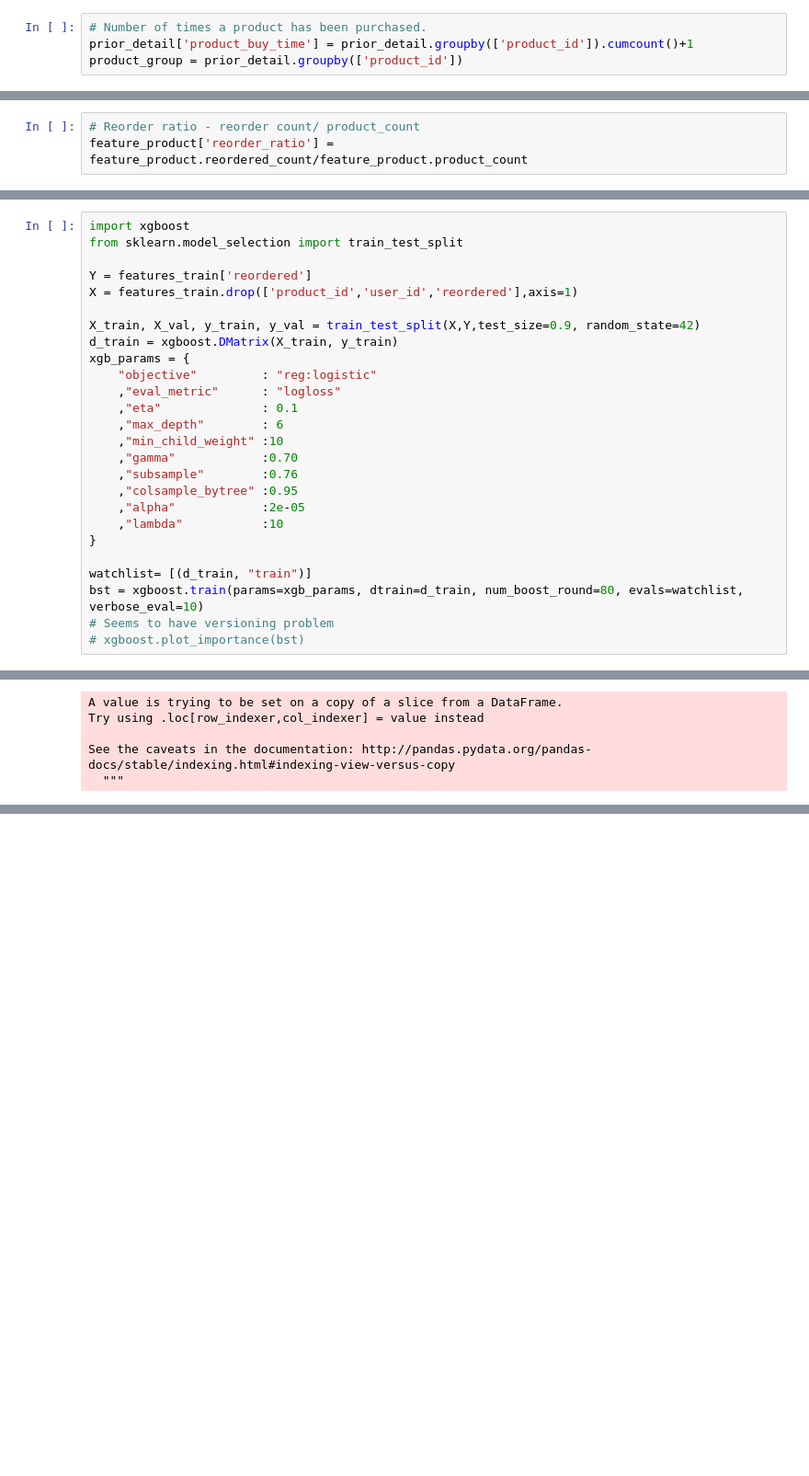
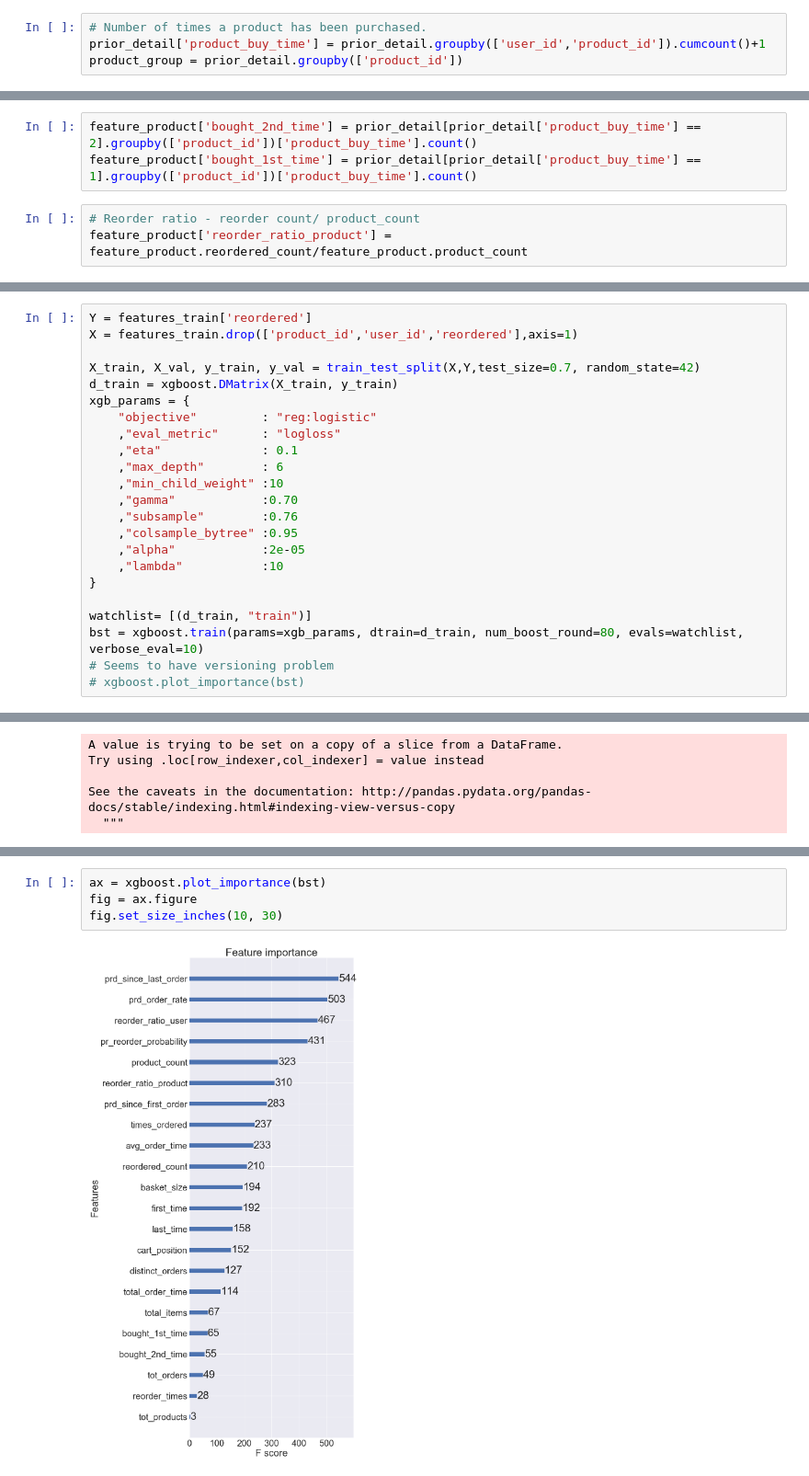
Before and after one commit to pradeepsaiu/kaggle_competetion, a Jupyter notebook: instacart/instacart.ipynb, the cells around one changed output, grey strips where cells are left out. Shown at 92% size. Drawn from its saved outputs; the diff is of its cells as text; blank space fills up the shorter version.

```diff
--- a/instacart/instacart.ipynb
+++ b/instacart/instacart.ipynb
@@ -408,7 +405,7 @@ print(feature_users)
 4. Avg add to cart order
 # %%
 # Number of times a product has been purchased.
-prior_detail['product_buy_time'] = prior_detail.groupby(['product_id']).cumcount()+1
+prior_detail['product_buy_time'] = prior_detail.groupby(['user_id','product_id']).cumcount()+1
 product_group = prior_detail.groupby(['product_id'])
 # %%
 # Total number of times a product is ordred by the user
@@ -423,9 +420,12 @@ feature_product['reordered_count'] = reordered['reordered']
 x =  pd.DataFrame( prior_detail[prior_detail['product_buy_time'] == 2].groupby(['product_id'])['product_buy_time'].count() / prior_detail[prior_detail['product_buy_time'] == 1].groupby(['product_id'])['product_buy_time'].count() ).reset_index()
 feature_product = feature_product.merge(x.fillna(0))
 feature_product.rename( columns={'product_buy_time':'pr_reorder_probability'},inplace=True)
+# %%
+feature_product['bought_2nd_time'] = prior_detail[prior_detail['product_buy_time'] == 2].groupby(['product_id'])['product_buy_time'].count()
+feature_product['bought_1st_time'] = prior_detail[prior_detail['product_buy_time'] == 1].groupby(['product_id'])['product_buy_time'].count()
 # %%
 # Reorder ratio - reorder count/ product_count
-feature_product['reorder_ratio'] = feature_product.reordered_count/feature_product.product_count
+feature_product['reorder_ratio_product'] = feature_product.reordered_count/feature_product.product_count
 # %%
 # Reorder times 1 + (Total_reorders / first time orders)
 x = pd.DataFrame( prior_detail[prior_detail['product_buy_time'] == 1].groupby(['product_id'])['product_buy_time'].count() ).reset_index()
@@ -531,13 +509,10 @@ x_pred = features_test.drop(['user_id','order_id','product_id','reordered'],axis
 ## Training XG boost and predicting results.
 Use features_train as input feature and features_train.reordered as target variable
 # %%
-import xgboost
-from sklearn.model_selection import train_test_split
-
 Y = features_train['reordered']
 X = features_train.drop(['product_id','user_id','reordered'],axis=1)
 
-X_train, X_val, y_train, y_val = train_test_split(X,Y,test_size=0.9, random_state=42)
+X_train, X_val, y_train, y_val = train_test_split(X,Y,test_size=0.7, random_state=42)
 d_train = xgboost.DMatrix(X_train, y_train)
 xgb_params = {
     "objective"         : "reg:logistic"
@@ -621,0 +599,6 @@ print(df1)
+# %%
+ax = xgboost.plot_importance(bst)
+fig = ax.figure
+fig.set_size_inches(10, 30)
+# %% [output]
+[figure, added]
```
Also changed, not shown: parts of 15 cells of this notebook.
